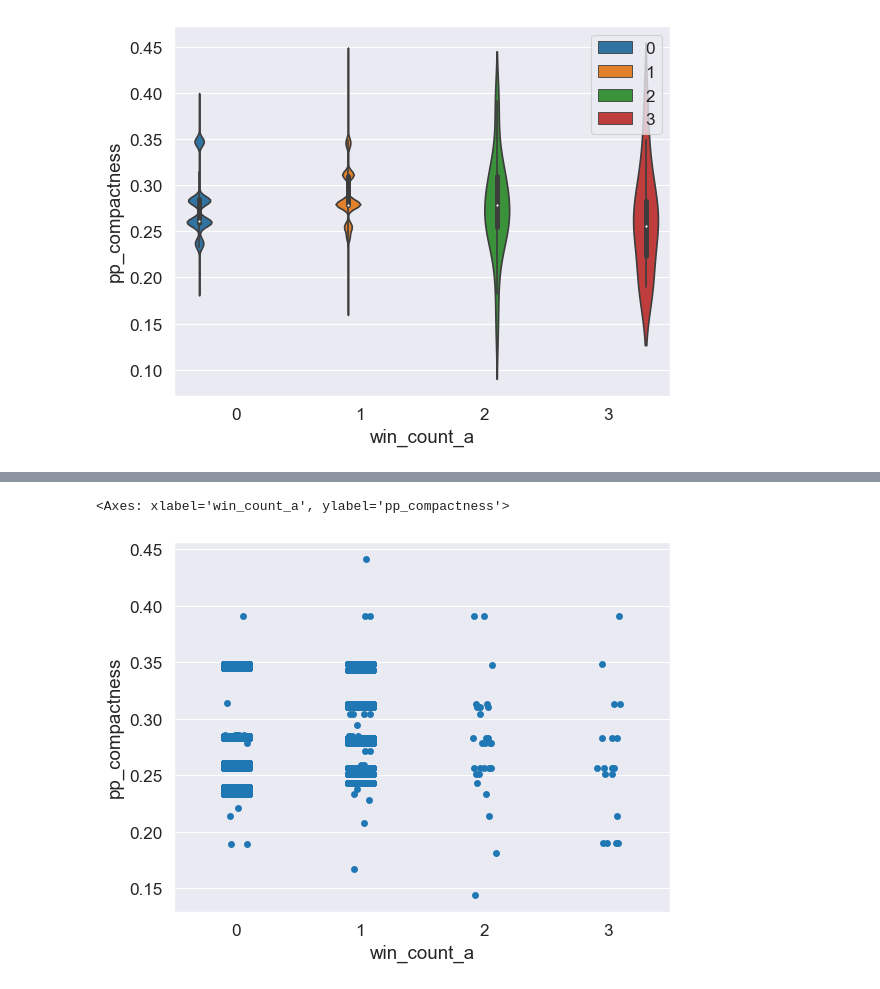
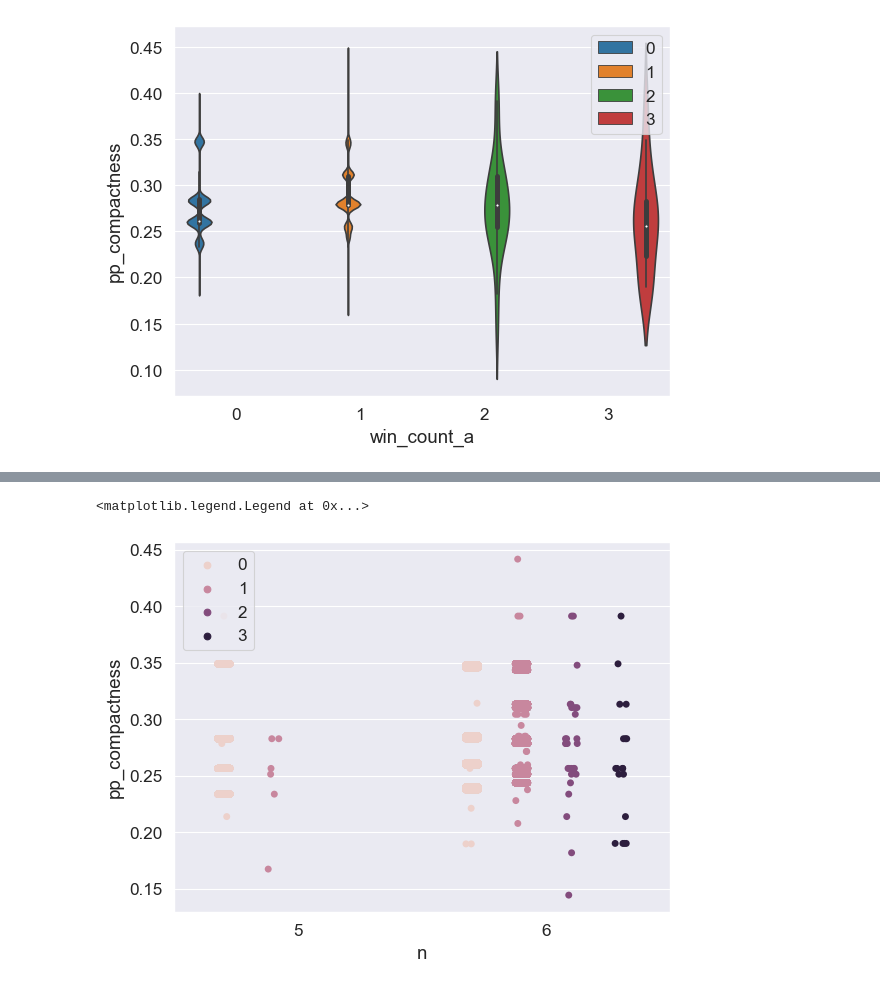
Before and after one commit to Mahdi-s/course_notebooks, a Jupyter notebook: seaborn.ipynb, the cells around one changed output, grey strips where cells are left out. Saved outputs shown, nothing was run; the diff lists cells and outputs as text; code cells hidden in the pictures.

```diff
--- a/seaborn.ipynb
+++ b/seaborn.ipynb
@@ -150,5 +166,6 @@ plt.legend(loc=1)
 # %%
-sns.stripplot(x='win_count_a', y='pp_compactness', data=df, jitter=True)
+sns.stripplot(x='n', y='pp_compactness', data=df, jitter=True, hue='win_count_a', dodge=True)
+plt.legend(loc=2)
 # %% [output]
-<Axes: xlabel='win_count_a', ylabel='pp_compactness'>
+<matplotlib.legend.Legend at 0x...>
-[figure, old version]
+[figure, new version]
```
Also changed, not shown: parts of 26 cells of this notebook.
